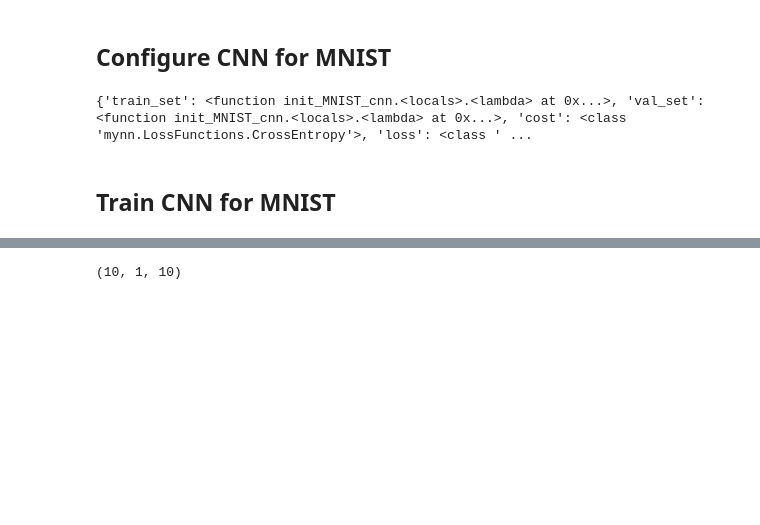
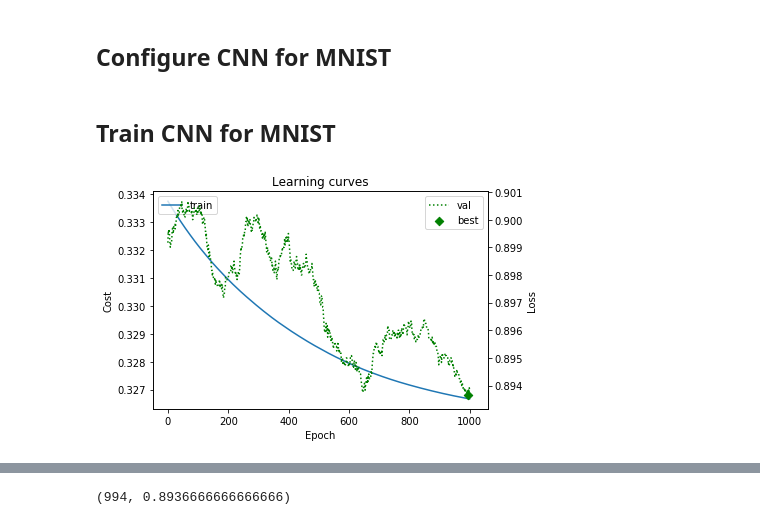
Before and after one commit to bugerry87/fcnn_scratch, a Jupyter notebook: ConvolutionalNeuralNetwork.ipynb, the cells around one changed output, grey strips where cells are left out. Saved outputs shown, nothing was run; the diff lists cells and outputs as text; code cells hidden in the pictures; blank space fills up the shorter version.

```diff
--- a/ConvolutionalNeuralNetwork.ipynb
+++ b/ConvolutionalNeuralNetwork.ipynb
@@ -108,6 +175,24 @@ import numpy as np
 from mynn import FeedFunc
 
 def shape_nvuc(arr):
+    '''
+    Reshapes the array to the expected 4D-matrix
+
+    Glosar:
+        n = num of samples
+        v = height
+        u = width
+        c = channels
+
+    4dim will be interpreted as (n,v,u,c). Output stays the same.
+    3dim will be interpreted as (v,u,c) and modified to (1,v,u,c)
+    2dim will be interpreted as (v,u) and modified to (1,v,u,1)
+
+    Args:
+        arr: The array to be reshaped
+    Returns:
+
+    '''
     if arr.ndim is 4:
         pass
     elif arr.ndim is 2:
@@ -139,7 +224,7 @@ class Conv2D(FeedFunc):
             self.xs = xs
             self.ks = ks
             self.uptodate = True
-            _, self.v, self.u, self.c, self.shape = indices(xs, ks, self.stride)
+            _, self.v, self.u, self.c, self.shape = indices(xs[1:], ks[1:], self.stride)
             K = K.transpose(0,3,1,2)
             self.ws = K.shape
             self.K = K.reshape(ks[0],-1)
@@ -489,66 +576,62 @@ def init_MNIST_cnn(batch_size):
     )
 
     cnn.In = Layer(
-        params=init_params(1,3,3,10),
-        feed_func=Conv2D(stride=(1,1)),
+        params=init_params(1,5,5,10),
+        feed_func=Conv2D(stride=(3,3)),
         input_func=cnn.gen_input,
         backprop=None,
         act_func = ReLU
-    ) #(28-2)/1=26
+    ) #(28-4)/3=8
 
-    cnn.MaxPool1 = MaxPooling(
-        indices=indices((batch_size,26,26,10),(1,3,3,1),(2,2)),
-        input_func=cnn.In.pull_forward,
-        backprop=cnn.In.push_backward
-    ) #(26-2)/2=12
+    # consumes to much memory
+    #cnn.MaxPool1 = MaxPooling(
+    #    indices=indices((26,26,10),(1,3,3,1),(2,2)),
+    #    input_func=cnn.In.pull_forward,
+    #    backprop=cnn.In.push_backward
+    #) #(26-2)/2=12
 
     cnn.Conv1 = Layer(
         params=init_params(10,3,3,10),
         feed_func=Conv2D(stride=(2,2)),
-        input_func=cnn.MaxPool1.pull_forward,
-        backprop=cnn.MaxPool1.push_backward,
+        input_func=cnn.In.pull_forward,
+        backprop=cnn.In.push_backward,
         act_func = ReLU
-    ) #(12-2)/2=5
-
-    cnn.MaxPool2 = MaxPooling(
-        indices=indices((batch_size,5,5,10),(1,5,5,1),(1,1)),
-        input_func=cnn.Conv1.pull_forward,
-        backprop=cnn.Conv1.push_backward
-    ) #(5-4)/1=1
+    ) #(8-2)/2=3
 
     cnn.Reshape1 = Reshape(
-        input_func=cnn.MaxPool2.pull_forward,
-        backprop=cnn.MaxPool2.push_backward,
-        forward_shape=(batch_size,10),
-        backward_shape=(batch_size,1,1,10)
-    )
+        input_func=cnn.Conv1.pull_forward,
+        backprop=cnn.Conv1.push_backward,
+        forward_shape=(-1,90),
+        backward_shape=(-1,3,3,10)
+    ) # (n,3,3,10) <-> (n,90)
 
     cnn.Out = Layer(
-        params=InnerProduct.init_params(10,10),
+        params=InnerProduct.init_params(90,10),
         feed_func=InnerProduct,
         input_func=cnn.Reshape1.pull_forward,
         backprop=cnn.Reshape1.push_backward,
         act_func = Sigmoid(100)
-    ) #10=10
+    ) #90 <-> 10
     return cnn
 
 cnn = init_MNIST_cnn(1)
-print(cnn.__dict__)
-# %% [output]
-{'train_set': <function init_MNIST_cnn.<locals>.<lambda> at 0x...>, 'val_set': <function init_MNIST_cnn.<locals>.<lambda> at 0x...>, 'cost': <class 'mynn.LossFunctions.CrossEntropy'>, 'loss': <class ' ...
 # %% [markdown]
 ## Train CNN for MNIST
 # %%
 from mynn.Tools import train_n_plot
+from mynn import load
 
 np.random.seed(1)
-epochs = 1
-batch_size = 1
+epochs = 1000
+batch_size = 6000
 lr = 1e-5
 lr_dec = 1e-10
 model_name = "mnist_cnn"
 ckpts = 10
 
 cnn = init_MNIST_cnn(batch_size)
+load(cnn, "mnist_cnn_best.pkl")
 
 train_n_plot(cnn, epochs, lr, lr_dec, model_name, ckpts)
+# %% [output]
+[figure, added]
@@ -554,0 +639 @@ train_n_plot(cnn, epochs, lr, lr_dec, model_name, ckpts)
+(994, 0.8936666666666666)
@@ -570,5 +639,0 @@ for Z in cnn.val(cnn.Out):
-# %%
-a = np.zeros((10,1,1,10))
-a.reshape(10,-1,a.shape[-1]).shape
-# %% [output]
-(10, 1, 10)
```
Also changed, not shown: parts of 12 cells of this notebook, 4 other files.
